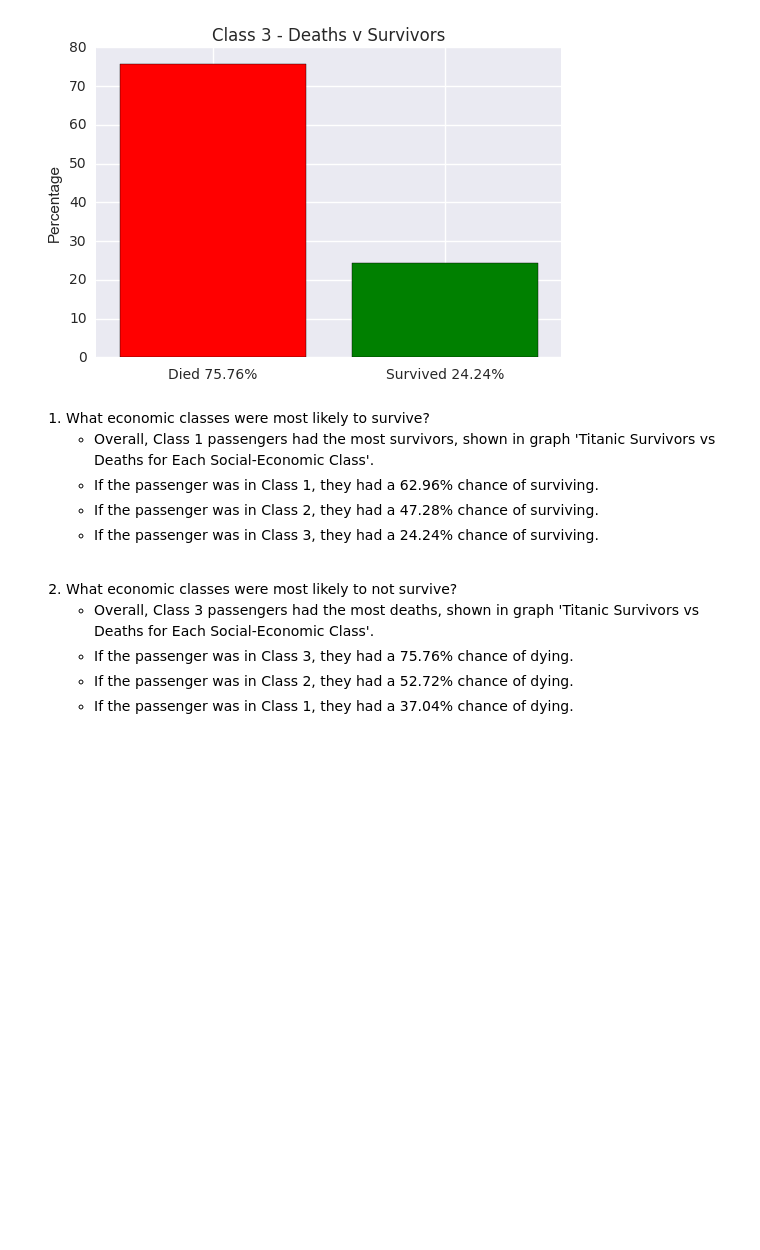
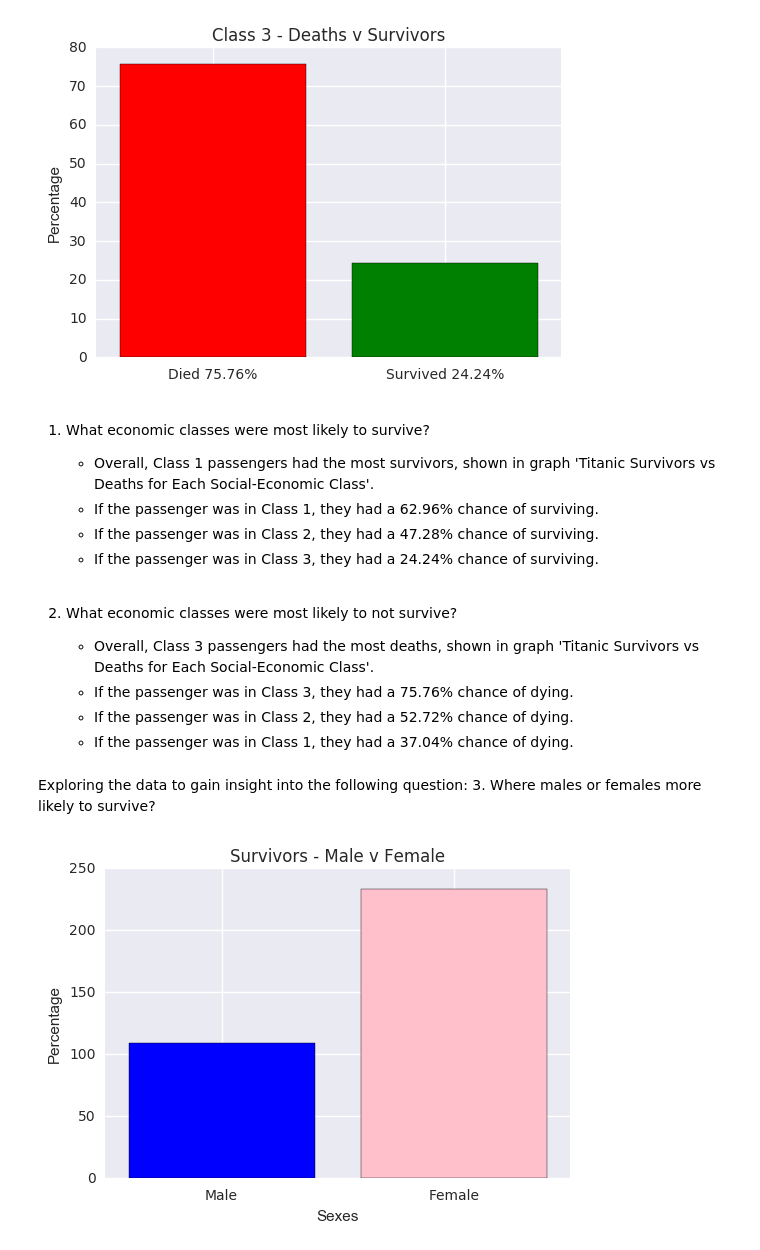
Before and after one commit to Boykai/Project-2-Titanic-Dataset, a Jupyter notebook: Project 2 Investigate a Dataset.ipynb, the cells around one changed output. Cells and saved outputs as stored; diff of their text form; code cells hidden in the pictures; blank space fills up the shorter version.

```diff
--- a/Project 2 Investigate a Dataset.ipynb
+++ b/Project 2 Investigate a Dataset.ipynb
@@ -308,10 +308,44 @@ showBarDiedSurvived(class3_percentages, set_title = 'Class 3 - Deaths v Survivor
     * If the passenger was in Class 2, they had a 47.28% chance of surviving.
     * If the passenger was in Class 3, they had a 24.24% chance of surviving.
 
-<br/>
+    <br/>
 
 2. What economic classes were most likely to not survive?
     * Overall, Class 3 passengers had the most deaths, shown in graph 'Titanic Survivors vs Deaths for Each Social-Economic Class'.
     * If the passenger was in Class 3, they had a 75.76% chance of dying.
     * If the passenger was in Class 2, they had a 52.72% chance of dying.
     * If the passenger was in Class 1, they had a 37.04% chance of dying.
+# %% [markdown]
+Exploring the data to gain insight into the following question:
+    3. Where males or females more likely to survive?
+# %%
+def showBarSex(data, set_xlab = '', set_ylab = 'Percentage', set_title = ''):
+    """
+    Plots a bar graph for the List type
+
+    data: data to be plotted into a histogram (non-empty List type)
+    set_xlab: label to display along the xaxis (string)
+    set_ylab: label to display along the yaxis (string)
+    set_title: title to display above histogram (string)
+
+    @return: null
+    """
+    #Display bar graph of Sex
+    plt.bar([1, 2], [data[0].count(), data[1].count()],
+            align = 'center',
+            color = ['blue', 'pink'],
+            tick_label = ['Male', 'Female'])
+    plt.xlabel(set_xlab)
+    plt.ylabel(set_ylab)
+    plt.title(set_title)
+    plt.grid(True)
+    plt.legend(loc = 2)
+# %%
+#Get survived data for each sex
+male_survived = df_survived[df_survived['Sex'] == 'male']
+female_survived = df_survived[df_survived['Sex'] == 'female']
+
+#Display bar graph of Male and Female for Survived
+showBarSex([male_survived['Sex'], female_survived['Sex']], set_xlab = 'Sexes', set_title = 'Survivors - Male v Female')
+# %% [output]
+[figure, added]
```
Also changed, not shown: parts of 3 cells of this notebook.
